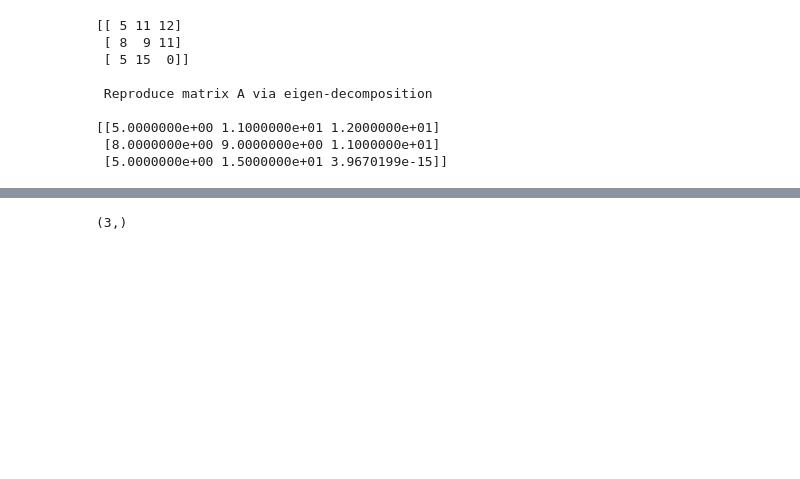
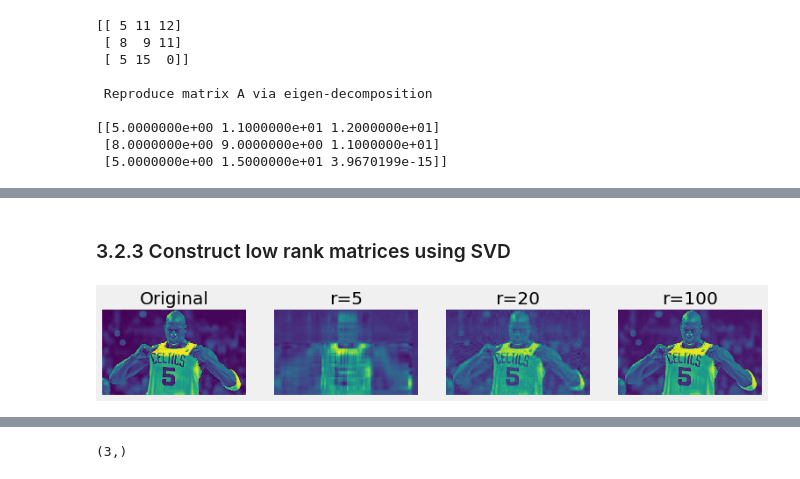
Before and after one commit to anhnguyendepocen/Numerical_Optimization, a Jupyter notebook: L1_Linalg.ipynb, the cells around one changed output, grey strips where cells are left out. Drawn from its saved outputs; the diff is of its cells as text; code cells hidden in the pictures; blank space fills up the shorter version.

```diff
--- a/L1_Linalg.ipynb
+++ b/L1_Linalg.ipynb
@@ -452,0 +623,22 @@ The Schur complement
+# %% [markdown]
+
+### 3.2.3 Construct low rank matrices using SVD
+# %%
+#Original image
+A = cv2.imread("Images/Kevin_Garnett.jpg")
+X = np.mean(A, -1)
+#SVD
+U, S, VT = np.linalg.svd(X, full_matrices=False)
+S = np.diag(S)
+fig, ax = plt.subplots(nrows=1, ncols=4, figsize=(12, 6),sharex=True, sharey=True)
+#Show images by different ranks
+ax[0].imshow(X)
+ax[0].axis('off')
+ax[0].set_title('Original')
+for idx, r in enumerate([5,20,100]):
+    Xapprox = U[:,:r] @ S[0:r,:r] @ VT[:r,:]
+    ax[idx+1].axis('off')
+    ax[idx+1].imshow(Xapprox)
+    ax[idx+1].set_title("r="+str(r))
+# %% [output]
+[figure, added]
```
Also changed, not shown: parts of 77 cells of this notebook, 3 other files.
